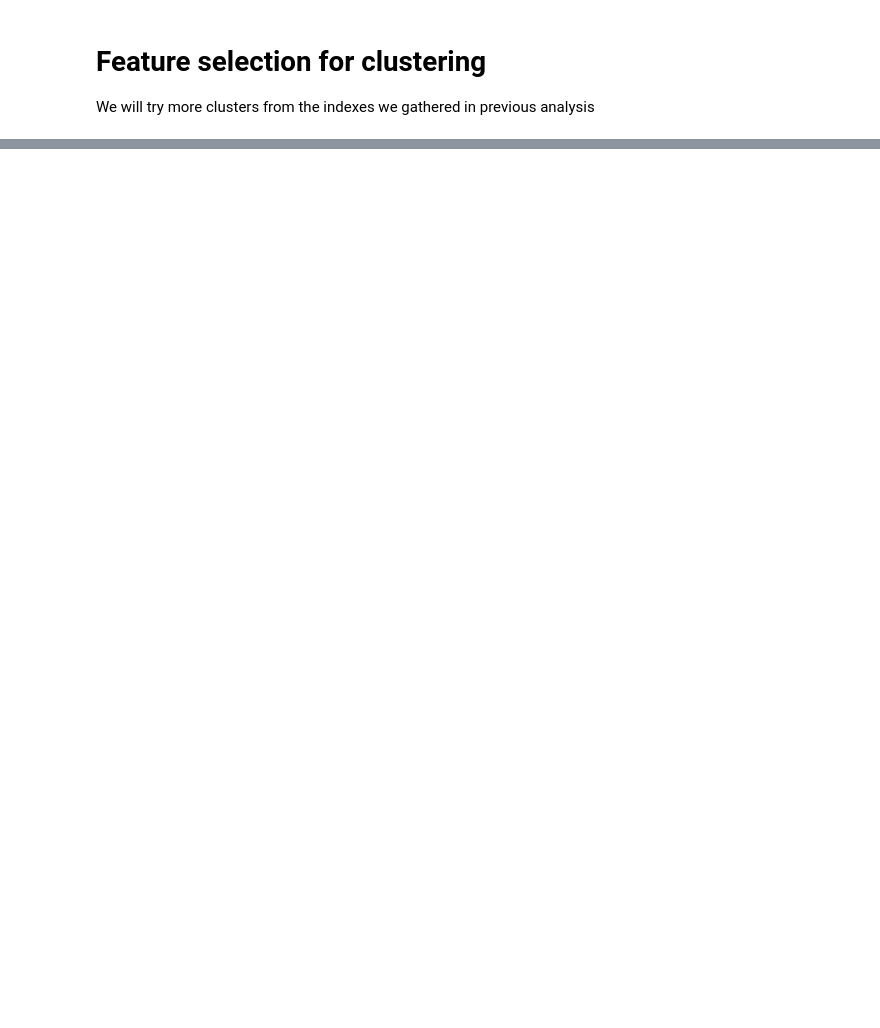
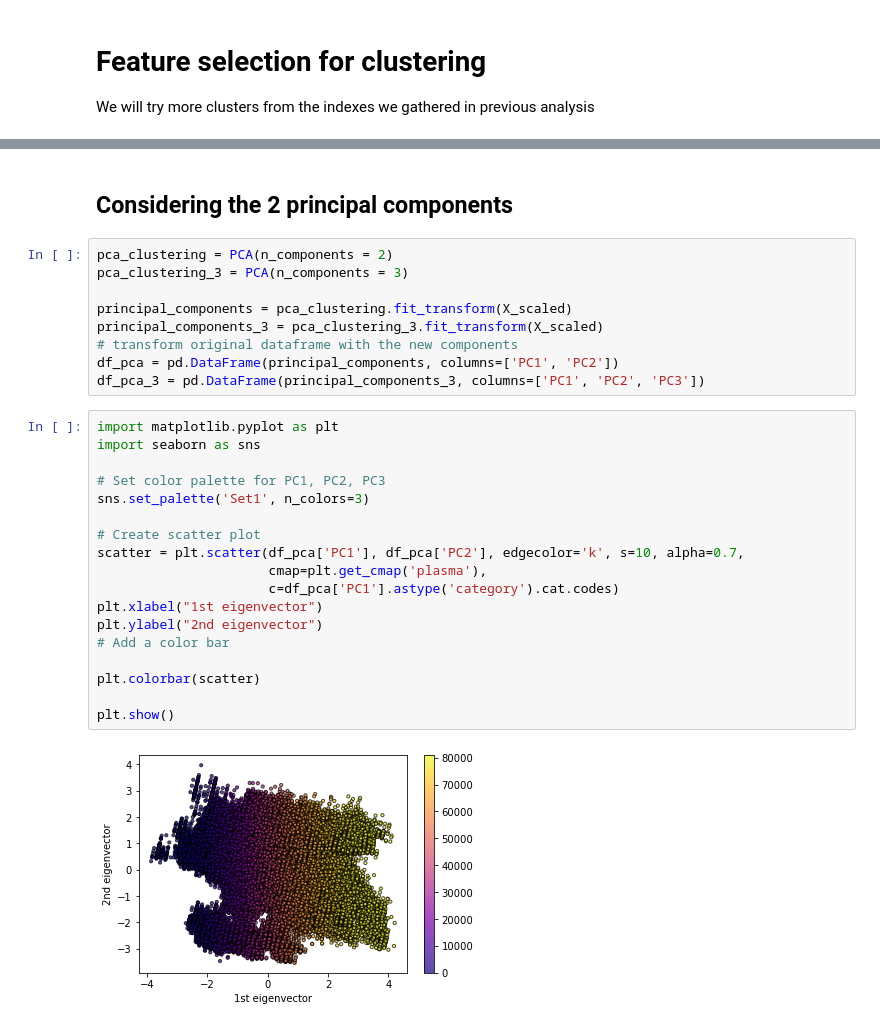
Before and after one commit to TheDarkPyotr/DataMining2023, a Jupyter notebook: source/Task2_Clustering_Analysis.ipynb, the cells around one changed output, grey strips where cells are left out. Cells and saved outputs as stored; diff of their text form; blank space fills up the shorter version.

```diff
--- a/source/Task2_Clustering_Analysis.ipynb
+++ b/source/Task2_Clustering_Analysis.ipynb
@@ -104,0 +144,31 @@ min_age_participants 3.7509132628675017
+# %% [markdown]
+## Considering the 2 principal components
+# %%
+pca_clustering = PCA(n_components = 2)
+pca_clustering_3 = PCA(n_components = 3)
+
+principal_components = pca_clustering.fit_transform(X_scaled)
+principal_components_3 = pca_clustering_3.fit_transform(X_scaled)
+# transform original dataframe with the new components
+df_pca = pd.DataFrame(principal_components, columns=['PC1', 'PC2'])
+df_pca_3 = pd.DataFrame(principal_components_3, columns=['PC1', 'PC2', 'PC3'])
+# %%
+import matplotlib.pyplot as plt
+import seaborn as sns
+
+# Set color palette for PC1, PC2, PC3
+sns.set_palette('Set1', n_colors=3)
+
+# Create scatter plot
+scatter = plt.scatter(df_pca['PC1'], df_pca['PC2'], edgecolor='k', s=10, alpha=0.7,
+                      cmap=plt.get_cmap('plasma'),
+                      c=df_pca['PC1'].astype('category').cat.codes)
+plt.xlabel("1st eigenvector")
+plt.ylabel("2nd eigenvector")
+# Add a color bar
+
+plt.colorbar(scatter)
+
+plt.show()
+# %% [output]
+[figure, added]
```
Also changed, not shown: parts of 27 cells of this notebook, 3 other files.
